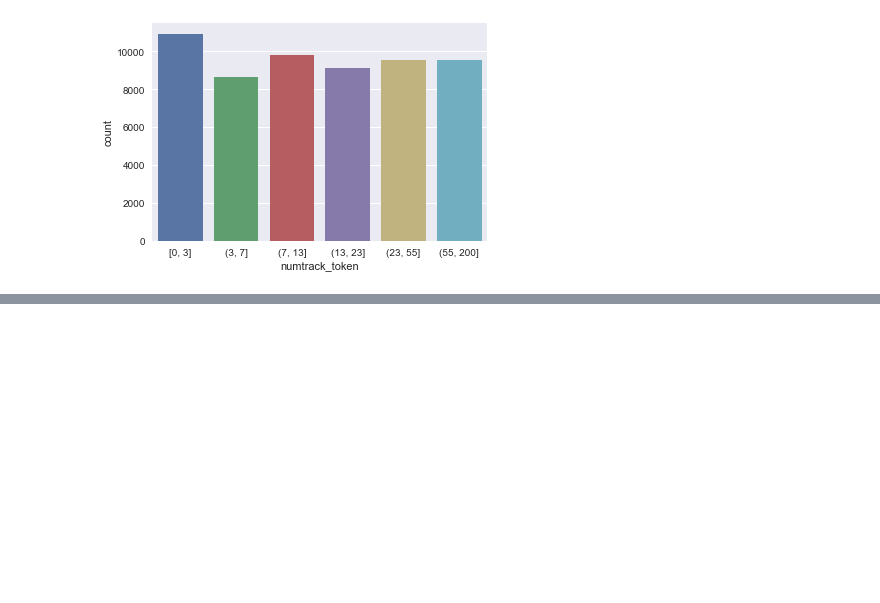
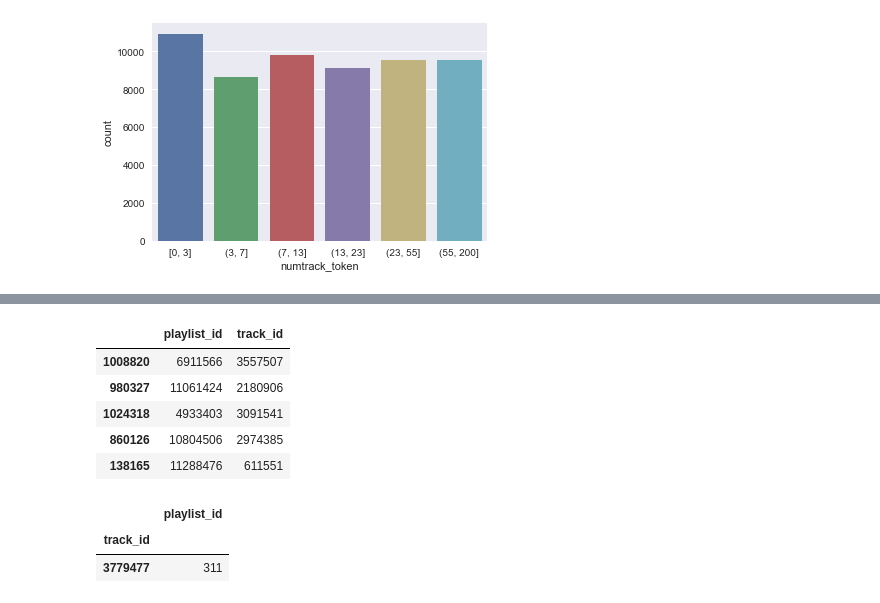
Before and after one commit to battuzz/RS_Challenge, a Jupyter notebook: fabio_notebook.ipynb, the cells around one changed output, grey strips where cells are left out. Cells and saved outputs as stored; diff of their text form; code cells hidden in the pictures; blank space fills up the shorter version.

```diff
--- a/fabio_notebook.ipynb
+++ b/fabio_notebook.ipynb
@@ -251,0 +180,21 @@ FileNotFoundError: File b'../data/train_final.csv' does not exist
+# %%
+test.head()
+# %% [output]
+|  | playlist_id | track_id |
+| 1008820 | 6911566 | 3557507 |
+| 980327 | 11061424 | 2180906 |
+| 1024318 | 4933403 | 3091541 |
+| 860126 | 10804506 | 2974385 |
+| 138165 | 11288476 | 611551 |
+# %%
+a = train.groupby('track_id').count()
+382
+353
+352
+326
+311
+a[a['playlist_id'] == 311]
+# %% [output]
+|  | playlist_id |
+| track_id |  |
+| 3779477 | 311 |
```
Also changed, not shown: parts of 29 cells of this notebook.
